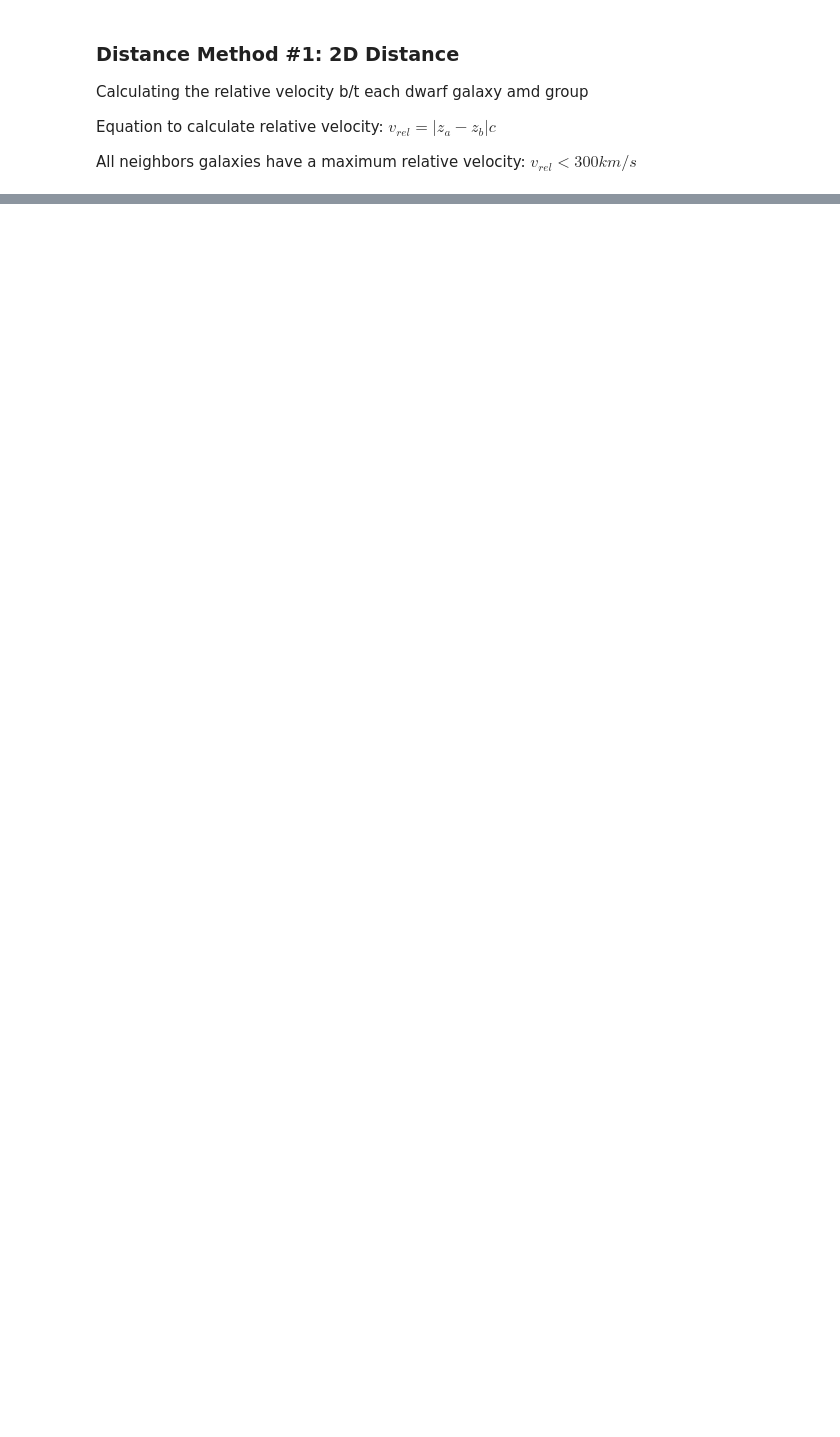
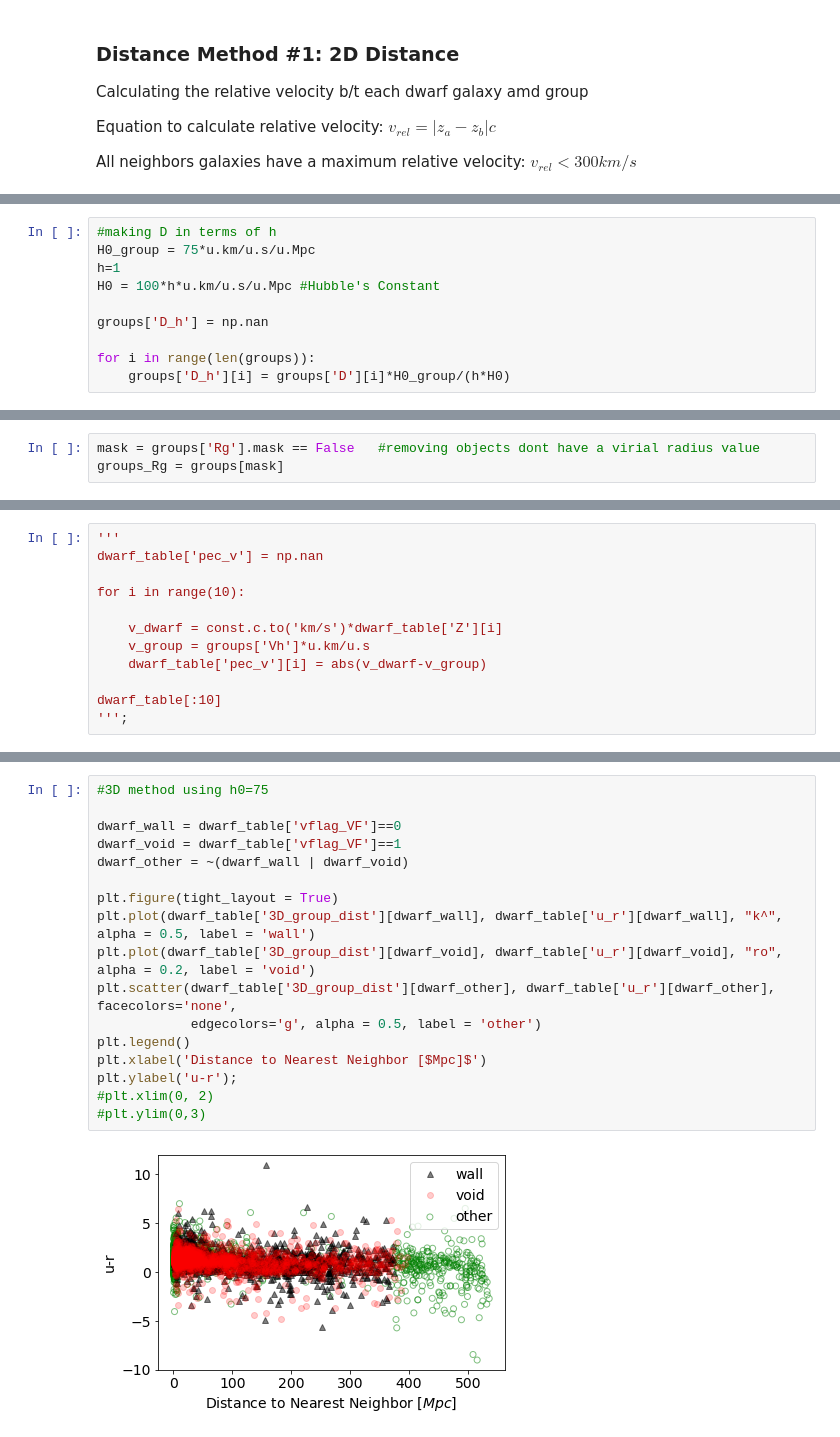
Before and after one commit to kadglass/SmallScale, a Jupyter notebook: galaxy_groups.ipynb, the cells around one changed output, grey strips where cells are left out. Cells and saved outputs as stored; diff of their text form; blank space fills up the shorter version.

Commit message:
1st attempts at finding group distance

```diff
--- a/galaxy_groups.ipynb
+++ b/galaxy_groups.ipynb
@@ -148,0 +231,10 @@ All neighbors galaxies have a maximum relative velocity: $v_{rel} < 300  km/s$
+# %%
+#making D in terms of h
+H0_group = 75*u.km/u.s/u.Mpc
+h=1
+H0 = 100*h*u.km/u.s/u.Mpc #Hubble's Constant
+
+groups['D_h'] = np.nan
+
+for i in range(len(groups)):
+    groups['D_h'][i] = groups['D'][i]*H0_group/(h*H0)
@@ -148,0 +245,3 @@ All neighbors galaxies have a maximum relative velocity: $v_{rel} < 300  km/s$
+# %%
+mask = groups['Rg'].mask == False   #removing objects dont have a virial radius value
+groups_Rg = groups[mask]
@@ -148,0 +486,12 @@ All neighbors galaxies have a maximum relative velocity: $v_{rel} < 300  km/s$
+# %%
+'''
+dwarf_table['pec_v'] = np.nan
+
+for i in range(10):
+
+    v_dwarf = const.c.to('km/s')*dwarf_table['Z'][i]
+    v_group = groups['Vh']*u.km/u.s
+    dwarf_table['pec_v'][i] = abs(v_dwarf-v_group)
+
+dwarf_table[:10]
+''';
@@ -148,0 +546,19 @@ All neighbors galaxies have a maximum relative velocity: $v_{rel} < 300  km/s$
+# %%
+#3D method using h0=75
+
+dwarf_wall = dwarf_table['vflag_VF']==0
+dwarf_void = dwarf_table['vflag_VF']==1
+dwarf_other = ~(dwarf_wall | dwarf_void)
+
+plt.figure(tight_layout = True)
+plt.plot(dwarf_table['3D_group_dist'][dwarf_wall], dwarf_table['u_r'][dwarf_wall], "k^", alpha = 0.5, label = 'wall')
+plt.plot(dwarf_table['3D_group_dist'][dwarf_void], dwarf_table['u_r'][dwarf_void], "ro", alpha = 0.2, label = 'void')
+plt.scatter(dwarf_table['3D_group_dist'][dwarf_other], dwarf_table['u_r'][dwarf_other], facecolors='none',
+            edgecolors='g', alpha = 0.5, label = 'other')
+plt.legend()
+plt.xlabel('Distance to Nearest Neighbor [$Mpc]$')
+plt.ylabel('u-r');
+#plt.xlim(0, 2)
+#plt.ylim(0,3)
+# %% [output]
+[figure, added]
```
Also changed, not shown: parts of 52 cells of this notebook.
